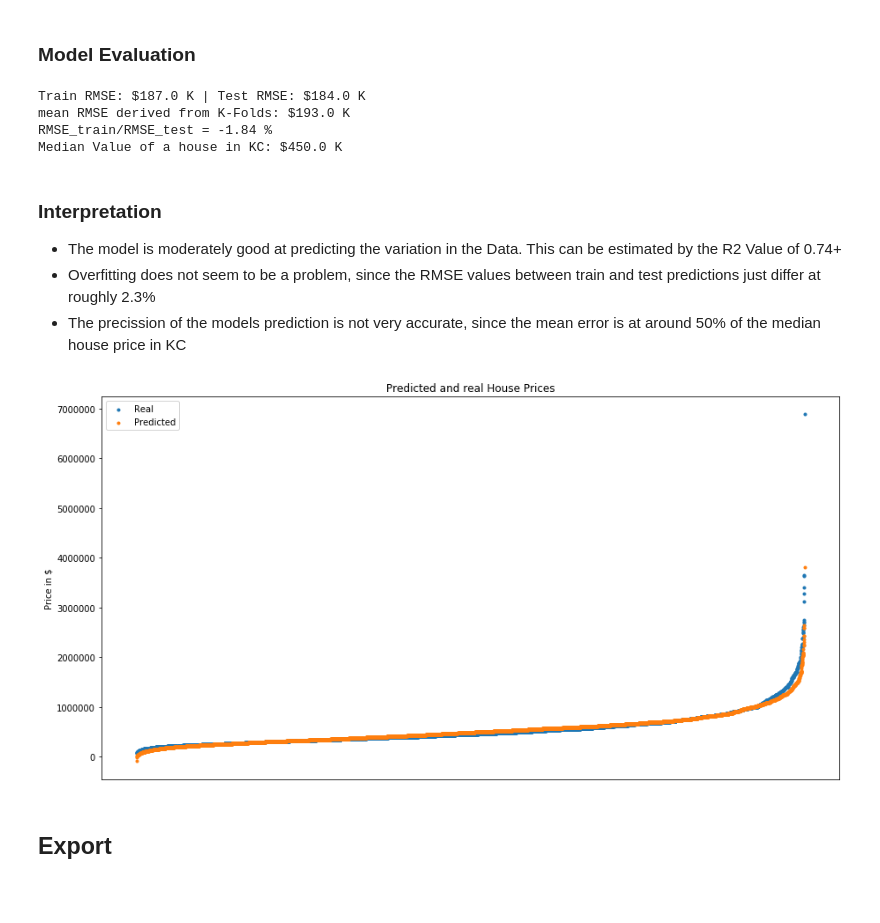
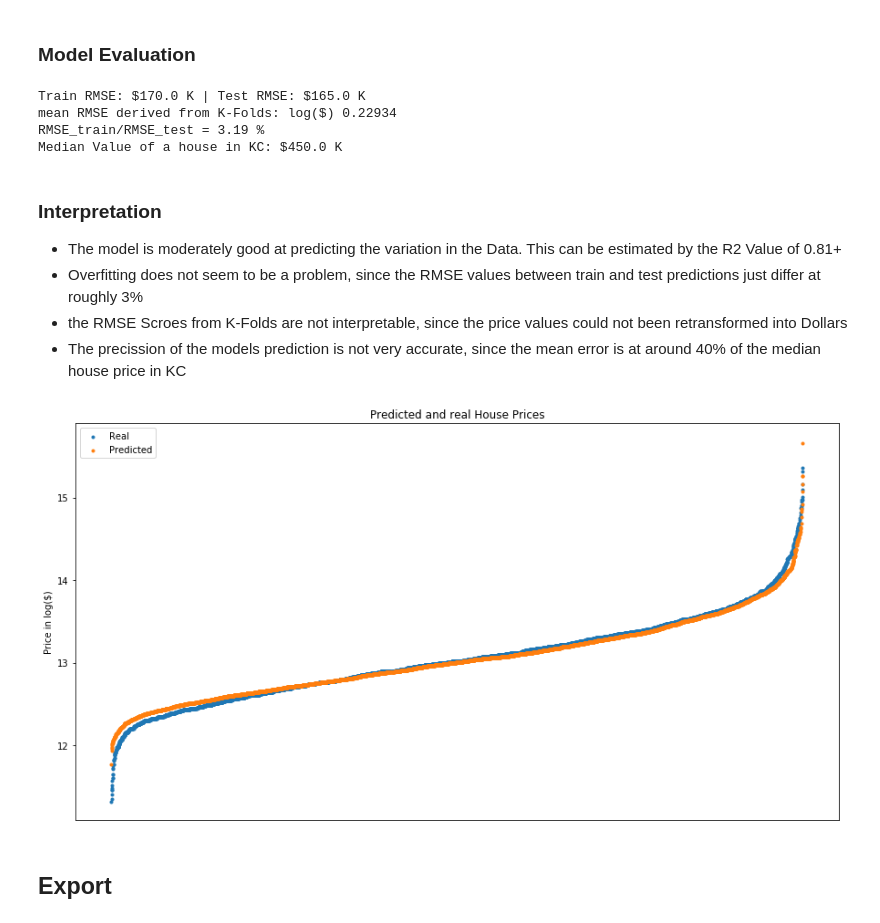
Before and after one commit to Pietrassyk/dsc-v2-mod1-final-project-nyc-ds-career-042219, a Jupyter notebook: student.ipynb, the cells around one changed output. Saved outputs shown, nothing was run; the diff lists cells and outputs as text; code cells hidden in the pictures; blank space fills up the shorter version.

Commit message:
+ Log transformed Price + changed model Variables + better R2 Score (0.81)

```diff
--- a/student.ipynb
+++ b/student.ipynb
@@ -253,7 +254,7 @@ area Data is skewed , so I will apply a log transformation
 ### log transformation
 # %%
 cleaned_non_transformed_df = cleaned_df.copy()
-log_transform_cols = ["qm_lot","qm_living","qm_above","qm_living15","qm_lot15"]
+log_transform_cols = ["price","qm_lot","qm_living","qm_above","qm_living15","qm_lot15"]
 # %%
 #check for Zeros
 cleaned_df[log_transform_cols].applymap(lambda x: None if x==0 else True).isnull().sum()
@@ -274,3 +276,11 @@ def log_transform(df,col_list):
     return df
 # %%
 cleaned_df = log_transform(cleaned_df,log_transform_cols)
+# %%
+df = cleaned_df
+fig, axes = plt.subplots(nrows=5, ncols=4, figsize=(24,30))
+for n,c in enumerate(df.columns[2:]):
+    row = n//4
+    col = n%4
+    ax = axes[row][col]
+    sns.distplot(df[c], ax=ax).set(title=c.title()+" Distribution", ylabel="Y-Axis")
@@ -370,2 +379,6 @@ cleaned_df = cleaned_transformed_dummy_df.copy()
 # %%
+#Setting datafram with non log transformed Prices as working df
+cleaned_df = cleaned_non_transformed_metric_df.copy()
+
+#scaling and rounding the output to get easily understandable graphs
 group_zip_df = round(scale(cleaned_df,[2],1/1000).groupby("zipcode").median(),1).sort_values(by="price",ascending=False)
@@ -410,9 +446,9 @@ Index(['id', 'date', 'price', 'qm_living', 'qm_lot', 'waterfront', 'view',
 # %%
 df=cleaned_df
 target = "price"
-predictors = ['waterfront','qm_above','qm_basement',"Zip_worth",'qm_living','qm_lot','bed__2', 'bed__3', 'bed__4',
-       'bed__5', 'bed__6+', 'bath__1', 'bath__2', 'bath__3', 'bath__4',
-       'bath__5+', 'flr__1.5', 'flr__2.0', 'flr__2.5', 'flr__3.0', 'flr__3.5','grd__2', 'grd__3', 'grd__4', 'grd__5', 'grd__6', 'grd__7', 'grd__8',
+predictors = ['waterfront','qm_above','qm_basement',"Zip_worth",'qm_living','bed__2', 'bed__3', 'bed__4',
+       'bed__5', 'bed__6+', 'bath__3', 'bath__4',
+       'bath__5+', 'flr__1.5', 'flr__2.0', 'flr__2.5', 'grd__3', 'grd__4', 'grd__5', 'grd__6', 'grd__7', 'grd__8',
        'grd__9', 'grd__10', 'grd__11', 'grd__12', 'grd__13']
 y=df[target]
 X=df[predictors]
@@ -491,34 +527,35 @@ k_folds_RMSE = round(np.sqrt(-np.mean(cross_val_score(model_sk,X,y,cv=15,scoring
 # %%
 print ("Train RMSE: ${} K | Test RMSE: ${} K".format(round(RMSE_train/1000),round(RMSE_test/1000)))
-print ("mean RMSE derived from K-Folds: ${} K".format(k_folds_RMSE))
-print ("RMSE_train/RMSE_test = {} %".format(round((1-RMSE_train/RMSE_test)*100,2)))
-print ("Median Value of a house in KC: ${} K".format(cleaned_df.price.median()/1000))
+print ("mean RMSE derived from K-Folds: log($) {}".format(k_folds_RMSE))
+print ("RMSE_train/RMSE_test = {} %".format(abs(round((1-RMSE_train/RMSE_test)*100,2))))
+print ("Median Value of a house in KC: ${} K".format(cleaned_non_transformed_df.price.median()/1000))
 # %% [output]
-Train RMSE: $187.0 K | Test RMSE: $184.0 K
-mean RMSE derived from K-Folds: $193.0 K
-RMSE_train/RMSE_test = -1.84 %
+Train RMSE: $170.0 K | Test RMSE: $165.0 K
+mean RMSE derived from K-Folds: log($) 0.22934
+RMSE_train/RMSE_test = 3.19 %
 Median Value of a house in KC: $450.0 K
 # %% [markdown]
 ### Interpretation
 
-* The model is moderately good at predicting the variation in the Data. This can be estimated by the R2 Value of 0.74+
-* Overfitting does not seem to be a problem, since the RMSE values between train and test predictions just differ at roughly 2.3%
-* The precission of the models prediction is not very accurate, since the mean error is at around 50% of the median house price in KC
+* The model is moderately good at predicting the variation in the Data. This can be estimated by the R2 Value of 0.81+
+* Overfitting does not seem to be a problem, since the RMSE values between train and test predictions just differ at roughly 3%
+* the RMSE Scroes from K-Folds are not interpretable, since the price values could not been retransformed into Dollars
+* The precission of the models prediction is not very accurate, since the mean error is at around 40% of the median house price in KC
 # %%
 fig = plt.figure(figsize=(15,8))
 plt.scatter(y_test.sort_index().index,y_test.sort_values(), label = "Real", marker=".")
 plt.scatter(y_test.sort_index().index,pd.Series(y_test_pred).sort_values(), label = "Predicted", marker = ".");
 plt.title("Predicted and real House Prices")
 plt.tick_params(
     axis='x',          # changes apply to the x-axis
     which='both',      # both major and minor ticks are affected
     bottom=False,      # ticks along the bottom edge are off
     top=False,         # ticks along the top edge are off
     labelbottom=False) # labels along the bottom edge are off
-plt.ylabel("Price in $")
+plt.ylabel("Price in log($)")
 plt.legend();
 # %% [output]
-[figure, old version]
+[figure, new version]
 # %% [markdown]
 ## Export
 # %%
```
Also changed, not shown: parts of 13 cells of this notebook, 3 other files.
